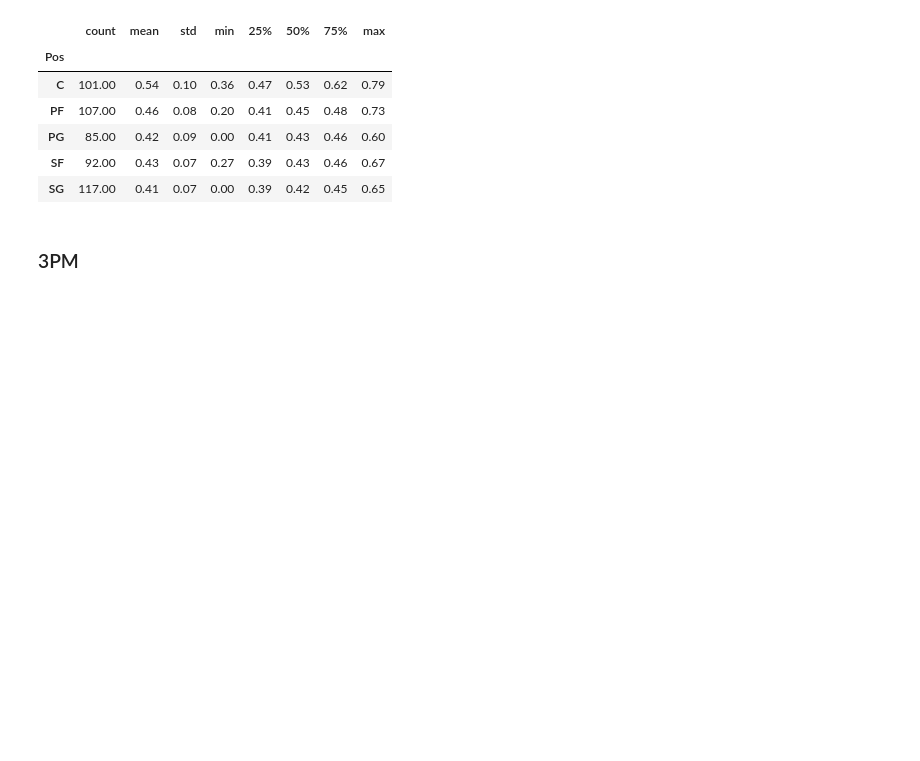
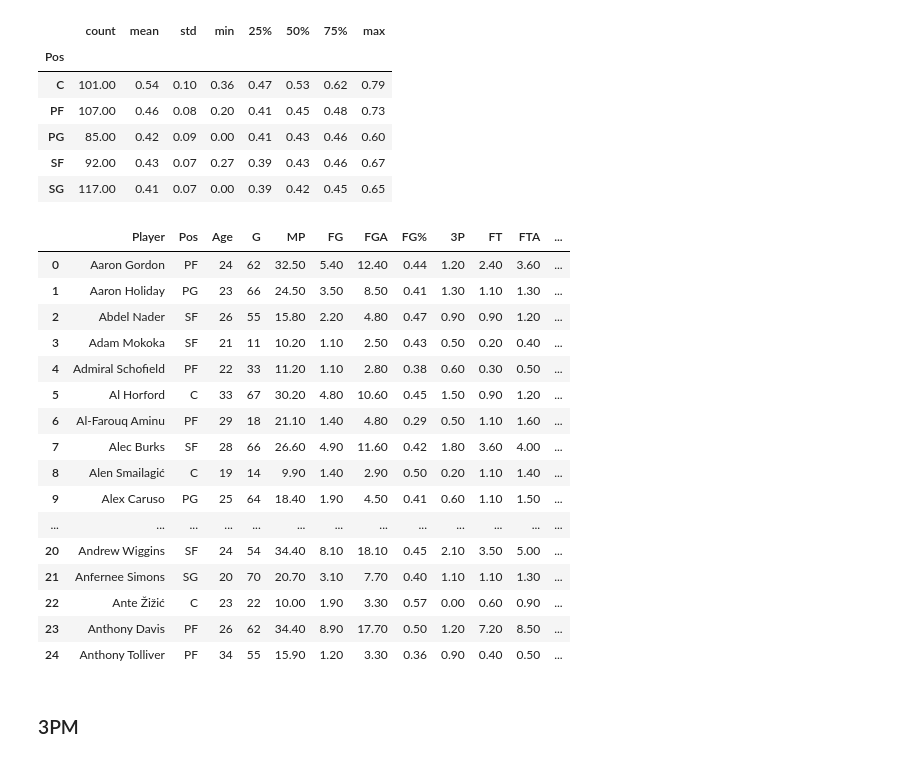
Before and after one commit to KenHoffman95/Fantasy-Basketball-Preseason-Analysis-2020, a Jupyter notebook: Data Cleaning, Feature Engineering and EDA.ipynb, the cells around one changed output. Drawn from its saved outputs; the diff is of its cells as text; code cells hidden in the pictures; blank space fills up the shorter version.

Commit message:
Add files via upload
Creating tiers (FG% and 3PM) based on production for each stat (league-wide and position-wide)

```diff
--- a/Data Cleaning, Feature Engineering and EDA.ipynb
+++ b/Data Cleaning, Feature Engineering and EDA.ipynb
@@ -193,6 +193,75 @@ df['FG%'].groupby(df['Pos']).describe()
 | PG | 85.00 | 0.42 | 0.09 | 0.00 | 0.41 | 0.43 | 0.46 | 0.60 |
 | SF | 92.00 | 0.43 | 0.07 | 0.27 | 0.39 | 0.43 | 0.46 | 0.67 |
 | SG | 117.00 | 0.41 | 0.07 | 0.00 | 0.39 | 0.42 | 0.45 | 0.65 |
+# %%
+#Create FG% tier overall feature
+# create a list of our conditions
+conditions = [
+    (df['FG%'] >= .49),
+    (df['FG%'] < .49) & (df['FG%'] >=.44),
+    (df['FG%'] < .44) & (df['FG%'] >=.41),
+    (df['FG%'] < .41)
+]
+
+# create a list of the values we want to assign for each condition
+values = [3, 2, 1, 0]
+
+# create a new column and use np.select to assign values to it using our lists as arguments
+df['FG_Tier'] = np.select(conditions, values)
+# %%
+#Create FG% tier by position feature
+# create a list of our conditions
+conditions = [
+    (df['Pos'] == 'C') & (df['FG%'] >= .62),
+    (df['Pos'] == 'C') & (df['FG%'] < .62) & (df['FG%'] >= .53),
+    (df['Pos'] == 'C') & (df['FG%'] < .53) & (df['FG%'] >= .47),
+    (df['Pos'] == 'C') & (df['FG%'] < .47),
+    (df['Pos'] == 'PF') & (df['FG%'] >= .48),
+    (df['Pos'] == 'PF') & (df['FG%'] < .48) & (df['FG%'] >= .45),
+    (df['Pos'] == 'PF') & (df['FG%'] < .45) & (df['FG%'] >= .41),
+    (df['Pos'] == 'PF') & (df['FG%'] < .41),
+    (df['Pos'] == 'SF') & (df['FG%'] >= .46),
+    (df['Pos'] == 'SF') & (df['FG%'] < .46) & (df['FG%'] >= .43),
+    (df['Pos'] == 'SF') & (df['FG%'] < .43) & (df['FG%'] >= .39),
+    (df['Pos'] == 'SF') & (df['FG%'] < .39),
+    (df['Pos'] == 'SG') & (df['FG%'] >= .45),
+    (df['Pos'] == 'SG') & (df['FG%'] < .45) & (df['FG%'] >= .42),
+    (df['Pos'] == 'SG') & (df['FG%'] < .42) & (df['FG%'] >= .39),
+    (df['Pos'] == 'SG') & (df['FG%'] < .39),
+    (df['Pos'] == 'PG') & (df['FG%'] >= .46),
+    (df['Pos'] == 'PG') & (df['FG%'] < .46) & (df['FG%'] >= .43),
+    (df['Pos'] == 'PG') & (df['FG%'] < .43) & (df['FG%'] >= .41),
+    (df['Pos'] == 'PG') & (df['FG%'] < .41)
+]
+
+
+
+# create a list of the values we want to assign for each condition
+values = [3, 2, 1, 0, 3, 2, 1, 0, 3, 2, 1, 0, 3, 2, 1, 0, 3, 2, 1, 0]
+
+# create a new column and use np.select to assign values to it using our lists as arguments
+df['FG_Pos_Tier'] = np.select(conditions, values)
+
+# display updated DataFrame
+df.head(25)
+# %% [output]
+|  | Player | Pos | Age | G | MP | FG | FGA | FG% | 3P | FT | FTA | ... |
+| 0 | Aaron Gordon | PF | 24 | 62 | 32.50 | 5.40 | 12.40 | 0.44 | 1.20 | 2.40 | 3.60 | ... |
+| 1 | Aaron Holiday | PG | 23 | 66 | 24.50 | 3.50 | 8.50 | 0.41 | 1.30 | 1.10 | 1.30 | ... |
+| 2 | Abdel Nader | SF | 26 | 55 | 15.80 | 2.20 | 4.80 | 0.47 | 0.90 | 0.90 | 1.20 | ... |
+| 3 | Adam Mokoka | SF | 21 | 11 | 10.20 | 1.10 | 2.50 | 0.43 | 0.50 | 0.20 | 0.40 | ... |
+| 4 | Admiral Schofield | PF | 22 | 33 | 11.20 | 1.10 | 2.80 | 0.38 | 0.60 | 0.30 | 0.50 | ... |
+| 5 | Al Horford | C | 33 | 67 | 30.20 | 4.80 | 10.60 | 0.45 | 1.50 | 0.90 | 1.20 | ... |
+| 6 | Al-Farouq Aminu | PF | 29 | 18 | 21.10 | 1.40 | 4.80 | 0.29 | 0.50 | 1.10 | 1.60 | ... |
+| 7 | Alec Burks | SF | 28 | 66 | 26.60 | 4.90 | 11.60 | 0.42 | 1.80 | 3.60 | 4.00 | ... |
+| 8 | Alen Smailagić | C | 19 | 14 | 9.90 | 1.40 | 2.90 | 0.50 | 0.20 | 1.10 | 1.40 | ... |
+| 9 | Alex Caruso | PG | 25 | 64 | 18.40 | 1.90 | 4.50 | 0.41 | 0.60 | 1.10 | 1.50 | ... |
+| ... | ... | ... | ... | ... | ... | ... | ... | ... | ... | ... | ... | ... |
+| 20 | Andrew Wiggins | SF | 24 | 54 | 34.40 | 8.10 | 18.10 | 0.45 | 2.10 | 3.50 | 5.00 | ... |
+| 21 | Anfernee Simons | SG | 20 | 70 | 20.70 | 3.10 | 7.70 | 0.40 | 1.10 | 1.10 | 1.30 | ... |
+| 22 | Ante Žižić | C | 23 | 22 | 10.00 | 1.90 | 3.30 | 0.57 | 0.00 | 0.60 | 0.90 | ... |
+| 23 | Anthony Davis | PF | 26 | 62 | 34.40 | 8.90 | 17.70 | 0.50 | 1.20 | 7.20 | 8.50 | ... |
+| 24 | Anthony Tolliver | PF | 34 | 55 | 15.90 | 1.20 | 3.30 | 0.36 | 0.90 | 0.40 | 0.50 | ... |
 # %% [markdown]
 ### 3PM
 # %%
```
Also changed, not shown: parts of 2 cells of this notebook.
